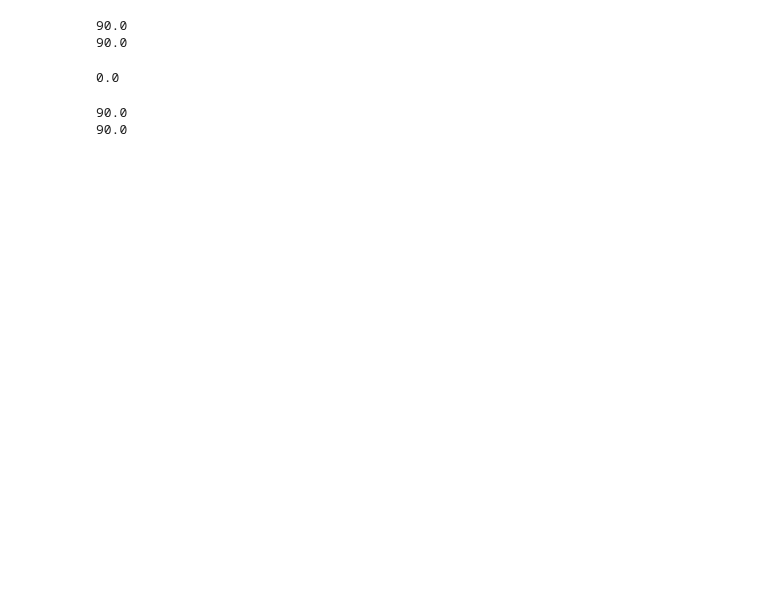
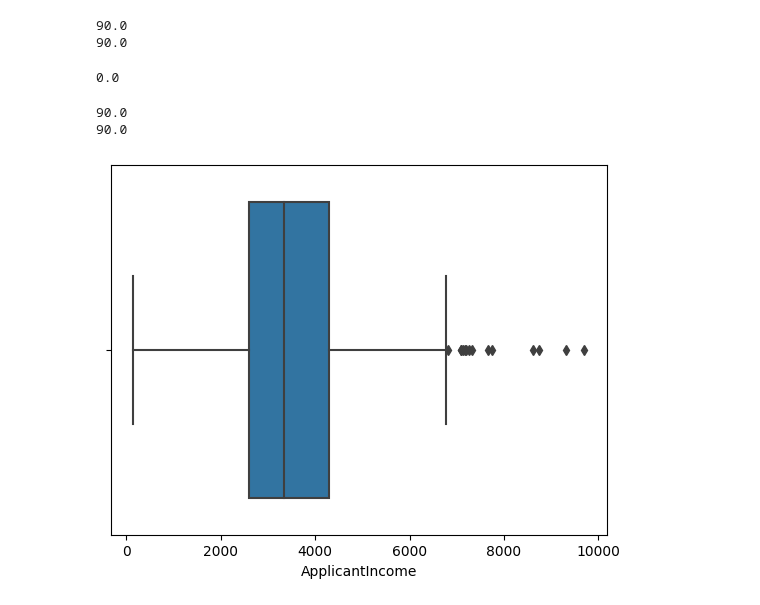
Before and after one commit to mngugi/Code_3_Camp, a Jupyter notebook: loans-status.ipynb, the cells around one changed output. Cells and saved outputs as stored; diff of their text form; code cells hidden in the pictures; blank space fills up the shorter version.

```diff
--- a/loans-status.ipynb
+++ b/loans-status.ipynb
@@ -329,3 +329,9 @@ print(q3)
 # %% [output]
 90.0
 90.0
+# %%
+# ApplicantIncome
+sns.boxplot(df, x= 'ApplicantIncome')
+plt.show()
+# %% [output]
+[figure, added]
```
Also changed, not shown: parts of 7 cells of this notebook.
